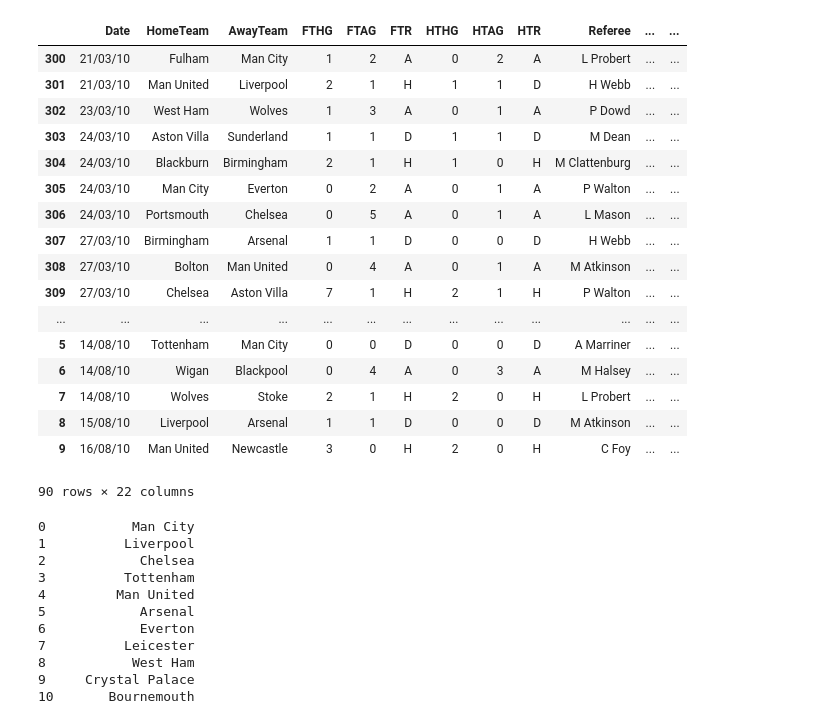
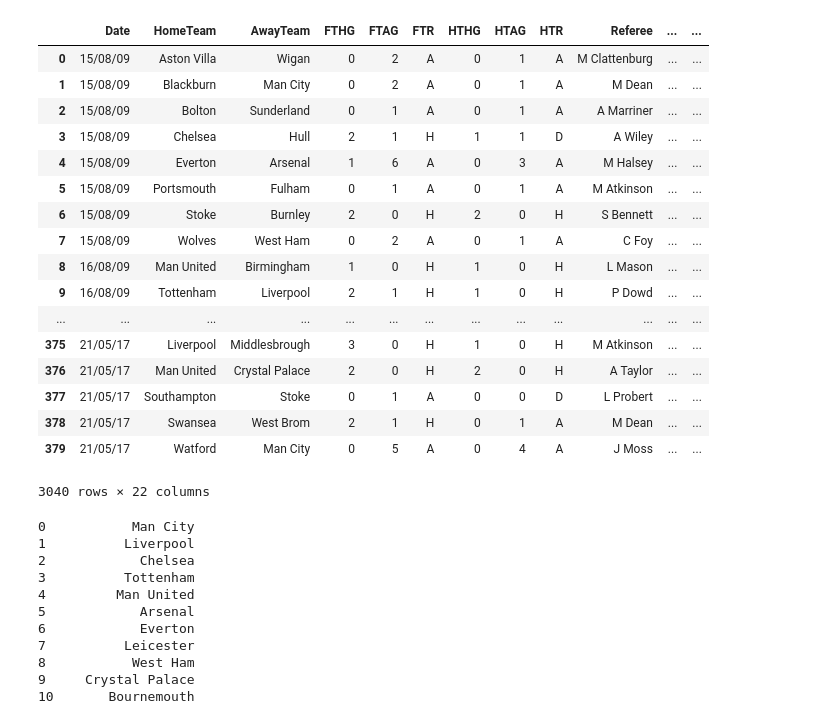
Before and after one commit to luarkian/machine-learning, a Jupyter notebook: archive/protype.ipynb, the cells around one changed output. Saved outputs shown, nothing was run; the diff lists cells and outputs as text; code cells hidden in the pictures.

```diff
--- a/archive/protype.ipynb
+++ b/archive/protype.ipynb
@@ -14,26 +14,26 @@ t_1718 = pd.read_csv('season-1718.csv')
 t_1819 = pd.read_csv('season-1819.csv')
 # %%
 all_t = pd.concat([t_0910,t_1011,t_1112,t_1213,t_1314,t_1415,t_1516,t_1617])
-all_t[300:390]
+all_t
 # %% [output]
 |  | Date | HomeTeam | AwayTeam | FTHG | FTAG | FTR | HTHG | HTAG | HTR | Referee | ... | ... |
-| 300 | 21/03/10 | Fulham | Man City | 1 | 2 | A | 0 | 2 | A | L Probert | ... | ... |
-| 301 | 21/03/10 | Man United | Liverpool | 2 | 1 | H | 1 | 1 | D | H Webb | ... | ... |
-| 302 | 23/03/10 | West Ham | Wolves | 1 | 3 | A | 0 | 1 | A | P Dowd | ... | ... |
-| 303 | 24/03/10 | Aston Villa | Sunderland | 1 | 1 | D | 1 | 1 | D | M Dean | ... | ... |
-| 304 | 24/03/10 | Blackburn | Birmingham | 2 | 1 | H | 1 | 0 | H | M Clattenburg | ... | ... |
-| 305 | 24/03/10 | Man City | Everton | 0 | 2 | A | 0 | 1 | A | P Walton | ... | ... |
-| 306 | 24/03/10 | Portsmouth | Chelsea | 0 | 5 | A | 0 | 1 | A | L Mason | ... | ... |
-| 307 | 27/03/10 | Birmingham | Arsenal | 1 | 1 | D | 0 | 0 | D | H Webb | ... | ... |
-| 308 | 27/03/10 | Bolton | Man United | 0 | 4 | A | 0 | 1 | A | M Atkinson | ... | ... |
-| 309 | 27/03/10 | Chelsea | Aston Villa | 7 | 1 | H | 2 | 1 | H | P Walton | ... | ... |
+| 0 | 15/08/09 | Aston Villa | Wigan | 0 | 2 | A | 0 | 1 | A | M Clattenburg | ... | ... |
+| 1 | 15/08/09 | Blackburn | Man City | 0 | 2 | A | 0 | 1 | A | M Dean | ... | ... |
+| 2 | 15/08/09 | Bolton | Sunderland | 0 | 1 | A | 0 | 1 | A | A Marriner | ... | ... |
+| 3 | 15/08/09 | Chelsea | Hull | 2 | 1 | H | 1 | 1 | D | A Wiley | ... | ... |
+| 4 | 15/08/09 | Everton | Arsenal | 1 | 6 | A | 0 | 3 | A | M Halsey | ... | ... |
+| 5 | 15/08/09 | Portsmouth | Fulham | 0 | 1 | A | 0 | 1 | A | M Atkinson | ... | ... |
+| 6 | 15/08/09 | Stoke | Burnley | 2 | 0 | H | 2 | 0 | H | S Bennett | ... | ... |
+| 7 | 15/08/09 | Wolves | West Ham | 0 | 2 | A | 0 | 1 | A | C Foy | ... | ... |
+| 8 | 16/08/09 | Man United | Birmingham | 1 | 0 | H | 1 | 0 | H | L Mason | ... | ... |
+| 9 | 16/08/09 | Tottenham | Liverpool | 2 | 1 | H | 1 | 0 | H | P Dowd | ... | ... |
 | ... | ... | ... | ... | ... | ... | ... | ... | ... | ... | ... | ... | ... |
-| 5 | 14/08/10 | Tottenham | Man City | 0 | 0 | D | 0 | 0 | D | A Marriner | ... | ... |
-| 6 | 14/08/10 | Wigan | Blackpool | 0 | 4 | A | 0 | 3 | A | M Halsey | ... | ... |
-| 7 | 14/08/10 | Wolves | Stoke | 2 | 1 | H | 2 | 0 | H | L Probert | ... | ... |
-| 8 | 15/08/10 | Liverpool | Arsenal | 1 | 1 | D | 0 | 0 | D | M Atkinson | ... | ... |
-| 9 | 16/08/10 | Man United | Newcastle | 3 | 0 | H | 2 | 0 | H | C Foy | ... | ... |
+| 375 | 21/05/17 | Liverpool | Middlesbrough | 3 | 0 | H | 1 | 0 | H | M Atkinson | ... | ... |
+| 376 | 21/05/17 | Man United | Crystal Palace | 2 | 0 | H | 2 | 0 | H | A Taylor | ... | ... |
+| 377 | 21/05/17 | Southampton | Stoke | 0 | 1 | A | 0 | 0 | D | L Probert | ... | ... |
+| 378 | 21/05/17 | Swansea | West Brom | 2 | 1 | H | 0 | 1 | A | M Dean | ... | ... |
+| 379 | 21/05/17 | Watford | Man City | 0 | 5 | A | 0 | 4 | A | J Moss | ... | ... |
-90 rows × 22 columns
+3040 rows × 22 columns
 # %%
 times = pd.Series(["Man City","Liverpool","Chelsea","Tottenham" ,"Man United","Arsenal","Everton","Leicester","West Ham","Crystal Palace","Bournemouth","Fulham","Wolves","Southampton","Newcastle","Watford","Brighton","Burnley","Cardiff","Norwich","QPR","Huddersfield","Wigan","Birmingham","Blackburn","Reading","Bolton","Portsmouth","Blackpool","Aston Villa","Hull","West Brom","Stoke","Swansea","Sunderland","Middlesbrough"])
 times
```
Also changed, not shown: parts of 4 cells of this notebook, 10 other files.
